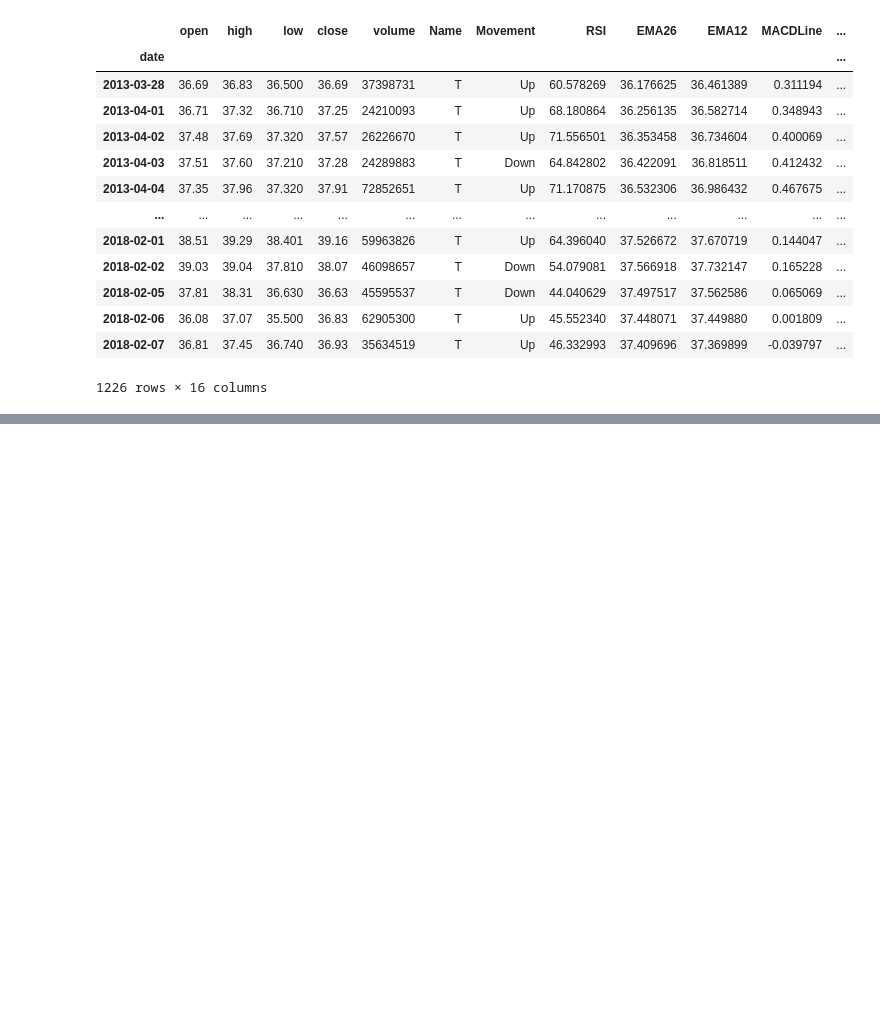
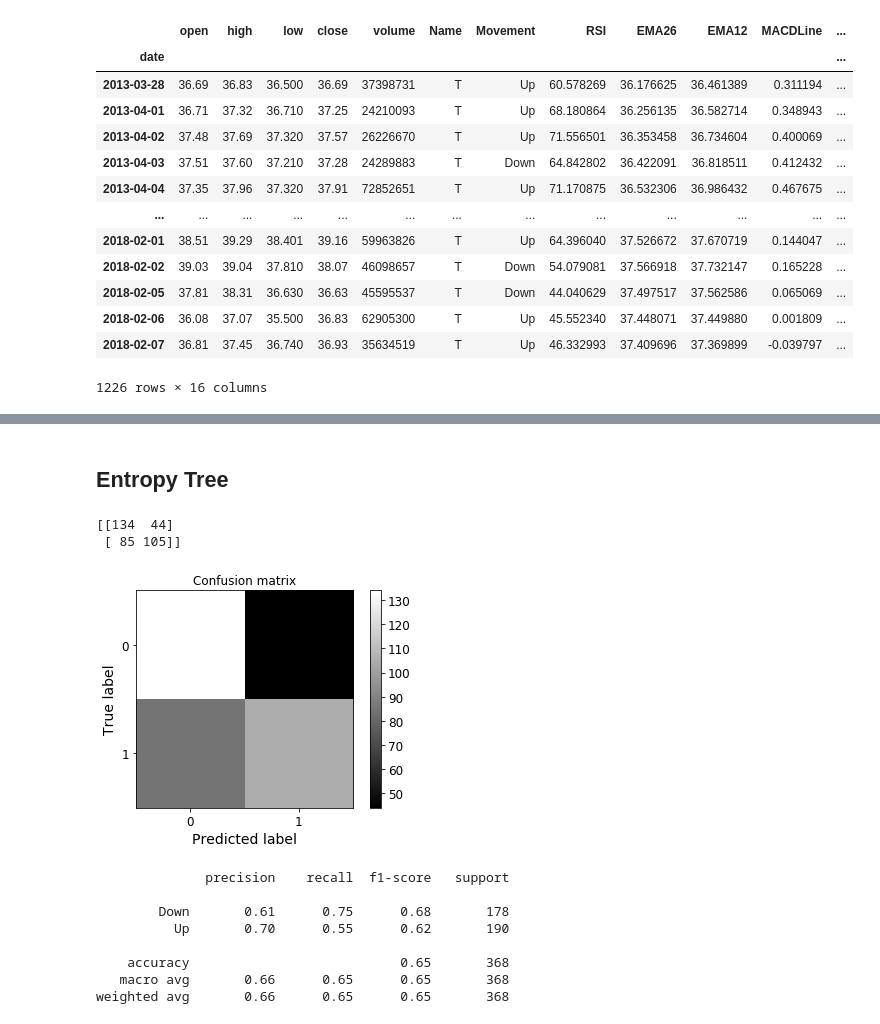
Before and after one commit to rtjuandi/Stock-Market-DAP, a Jupyter notebook: DAP3/DAP3.ipynb, the cells around one changed output, grey strips where cells are left out. Cells and saved outputs as stored; diff of their text form; code cells hidden in the pictures; blank space fills up the shorter version.

```diff
--- a/DAP3/DAP3.ipynb
+++ b/DAP3/DAP3.ipynb
@@ -221 +190,35 @@ weighted avg       0.64      0.63      0.61       368
 [drawing not drawn]
+# %% [markdown]
+## Entropy Tree
+# %%
+# Training
+clfEntro = DecisionTreeClassifier(max_depth=4, criterion="entropy" , random_state = 42)
+clfEntro.fit(X_train, y_train)
+
+# Evaluation
+y_pred = clfEntro.predict(X_test)
+
+cm = confusion_matrix(y_test, y_pred)
+print(cm)
+plot_confusion_matrix(cm, 2)
+
+# Print classification report
+result_metrics = classification_report(y_test, y_pred)
+print(result_metrics)
+
+# Tree
+dot_data = tree.export_graphviz(clf, out_file=None, filled=True,
+                                feature_names=['RSI', 'ATR', 'CloseEMA12', 'EMASignal', 'MACDSignal'])
+graphviz.Source(dot_data)
+# %% [output]
+[[134  44]
+ [ 85 105]]
+[figure, added]
+              precision    recall  f1-score   support
+
+        Down       0.61      0.75      0.68       178
+          Up       0.70      0.55      0.62       190
+
+    accuracy                           0.65       368
+   macro avg       0.66      0.65      0.65       368
+weighted avg       0.66      0.65      0.65       368
```
Also changed, not shown: parts of 10 cells of this notebook.
